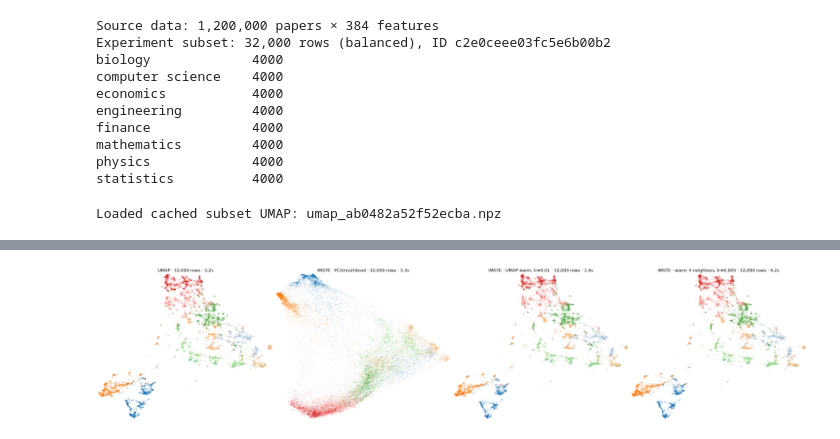
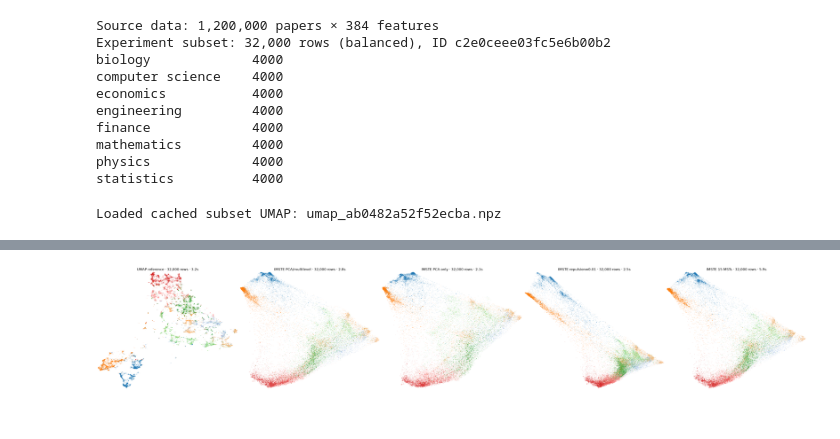
Before and after one commit to fabriziocosta/IteratedMinimumSpanningTree, a Jupyter notebook: notebooks/05_arxiv_balanced_imste_experiments.ipynb, the cells around one changed output, grey strips where cells are left out. Cells and saved outputs as stored; diff of their text form; code cells hidden in the pictures.

Commit message:
Expand balanced independent IMSTE experiments

```diff
--- a/notebooks/05_arxiv_balanced_imste_experiments.ipynb
+++ b/notebooks/05_arxiv_balanced_imste_experiments.ipynb
@@ -151,24 +153,18 @@ IMSTE_COMMON_SETTINGS = {
     "mst_representatives_per_component": 10,
     "mst_max_neighbors": None,
     "include_knn_attraction": False,
+    "pca_init": True,
     "pca_init_scaling": "global",
+    "multilevel_init": True,
+    "multilevel_reduction_ratio": 8,
+    "multilevel_base_size": 512,
+    "multilevel_epochs": 10,
     "metric": METRIC,
     "verbose": False,
 }
 
-def fit_imste_variant(name, *, init_from_umap=False, overrides=None):
-    settings = {
-        **IMSTE_COMMON_SETTINGS,
-        "multilevel_init": not init_from_umap,
-        "multilevel_reduction_ratio": 8,
-        "multilevel_base_size": 512,
-        "multilevel_epochs": 10,
-        "init_from_umap": bool(init_from_umap),
-        "pca_init": not init_from_umap,
-        "umap_init_id": umap_key if init_from_umap else None,
-    }
-    if overrides:
-        settings.update(overrides)
+def fit_imste_variant(name, overrides=None):
+    settings = {**IMSTE_COMMON_SETTINGS, **(overrides or {})}
     key = hashlib.sha256(
         json.dumps(
             {"data_id": experiment_data_id, "name": name, "settings": settings},
@@ -181,12 +177,8 @@ def fit_imste_variant(name, *, init_from_umap=False, overrides=None):
         print(f"Loaded cached {name}: {path.name}")
         return saved["embedding"], float(saved["seconds"])
 
-    estimator_settings = {
-        key: value for key, value in settings.items() if key not in {"init_from_umap", "umap_init_id"}
-    }
-    estimator_settings["init_coordinates"] = Z_umap if init_from_umap else None
     started = time.perf_counter()
-    estimator = IteratedMinimumSpanningTreeEmbedder(**estimator_settings)
+    estimator = IteratedMinimumSpanningTreeEmbedder(**settings)
     embedding = estimator.fit_transform(X_experiment)
     seconds = time.perf_counter() - started
     np.savez_compressed(
@@ -318,29 +317,30 @@ The selected IMSTE settings were `n_msts=5`, `n_epochs=100`, `learning_rate=0.01
 # %%
 import matplotlib.pyplot as plt
 from matplotlib.colors import to_hex
 from IPython.display import display
 from imste.visualization import render_datashader_embedding
 
 palette = plt.get_cmap("tab20")
 class_order = list(labels_experiment.categories)
 color_key = {label: to_hex(palette(i % palette.N)) for i, label in enumerate(class_order)}
 label_values = pd.Series(np.asarray(labels_experiment)).astype(str)
 layouts = [
-    ("UMAP", Z_umap, umap_seconds),
-    ("IMSTE · PCA/multilevel", Z_imste_multilevel, imste_multilevel_seconds),
-    ("IMSTE · UMAP warm, lr=0.01", Z_imste_umap_warm_lr01, imste_umap_warm_lr01_seconds),
-    ("IMSTE · warm + neighbors, lr=0.005", Z_imste_warm_knn_lr005, imste_warm_knn_lr005_seconds),
+    ("UMAP reference", Z_umap, umap_seconds),
+    ("IMSTE PCA/multilevel", Z_imste_baseline, imste_baseline_seconds),
+    ("IMSTE PCA only", Z_imste_pca_only, imste_pca_only_seconds),
+    ("IMSTE repulsion=0.01", Z_imste_repulsion_001, imste_repulsion_001_seconds),
+    ("IMSTE 15 MSTs", Z_imste_mst15, imste_mst15_seconds),
 ]
 fig, axes = plt.subplots(1, len(layouts), figsize=(7 * len(layouts), 6), constrained_layout=True)
 for ax, (name, coordinates, seconds) in zip(np.atleast_1d(axes), layouts):
     image = render_datashader_embedding(
         coordinates[:, :2], label_values, width=900, height=750,
         color_key=color_key, min_alpha=40, background="white", spread_px=1,
     )
     ax.imshow(image.to_pil())
     ax.set_title(f"{name} · {len(X_experiment):,} rows · {seconds:.1f}s")
     ax.set_axis_off()
 display(fig)
 plt.close(fig)
 # %% [output]
-[figure, old version]
+[figure, new version]
```
Also changed, not shown: parts of 5 cells of this notebook.
